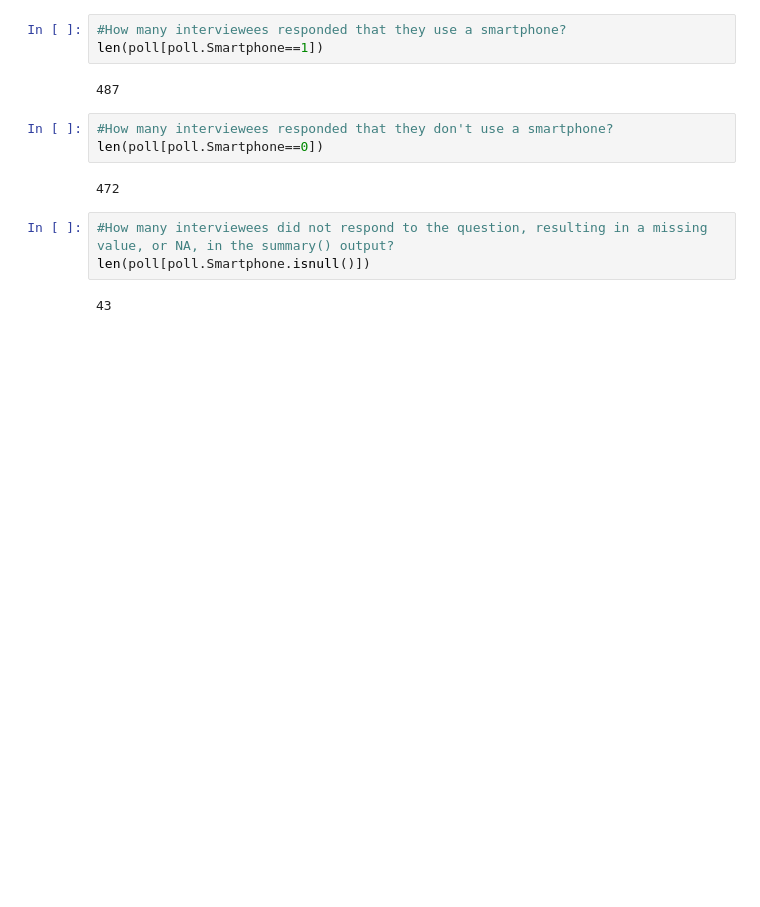
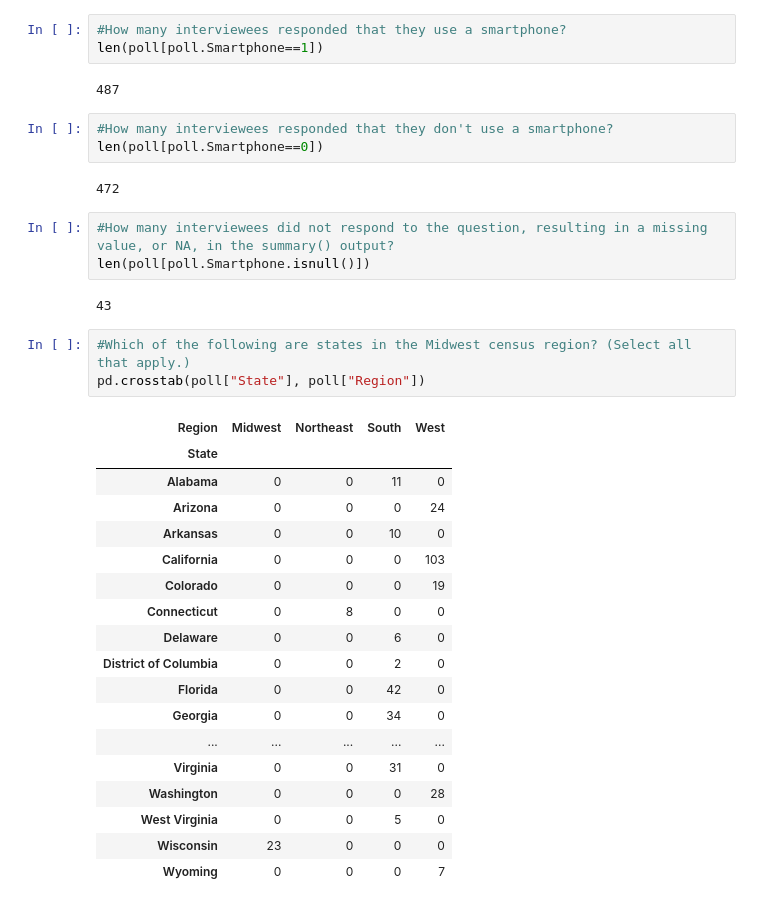
Before and after one commit to bryanyang0528/MITx-15.071x-The-Analytics-Edge, a Jupyter notebook: Unit1/unit1.ipynb, the cells around one changed output. Saved outputs shown, nothing was run; the diff lists cells and outputs as text; blank space fills up the shorter version.

```diff
--- a/Unit1/unit1.ipynb
+++ b/Unit1/unit1.ipynb
@@ -91,3 +91,25 @@ len(poll[poll.Smartphone==0])
 len(poll[poll.Smartphone.isnull()])
 # %% [output]
 43
+# %%
+#Which of the following are states in the Midwest census region? (Select all that apply.)
+pd.crosstab(poll["State"], poll["Region"])
+# %% [output]
+| Region | Midwest | Northeast | South | West |
+| State |  |  |  |  |
+| Alabama | 0 | 0 | 11 | 0 |
+| Arizona | 0 | 0 | 0 | 24 |
+| Arkansas | 0 | 0 | 10 | 0 |
+| California | 0 | 0 | 0 | 103 |
+| Colorado | 0 | 0 | 0 | 19 |
+| Connecticut | 0 | 8 | 0 | 0 |
+| Delaware | 0 | 0 | 6 | 0 |
+| District of Columbia | 0 | 0 | 2 | 0 |
+| Florida | 0 | 0 | 42 | 0 |
+| Georgia | 0 | 0 | 34 | 0 |
+| ... | ... | ... | ... | ... |
+| Virginia | 0 | 0 | 31 | 0 |
+| Washington | 0 | 0 | 0 | 28 |
+| West Virginia | 0 | 0 | 5 | 0 |
+| Wisconsin | 23 | 0 | 0 | 0 |
+| Wyoming | 0 | 0 | 0 | 7 |
```
Also changed, not shown: parts of 4 cells of this notebook.
